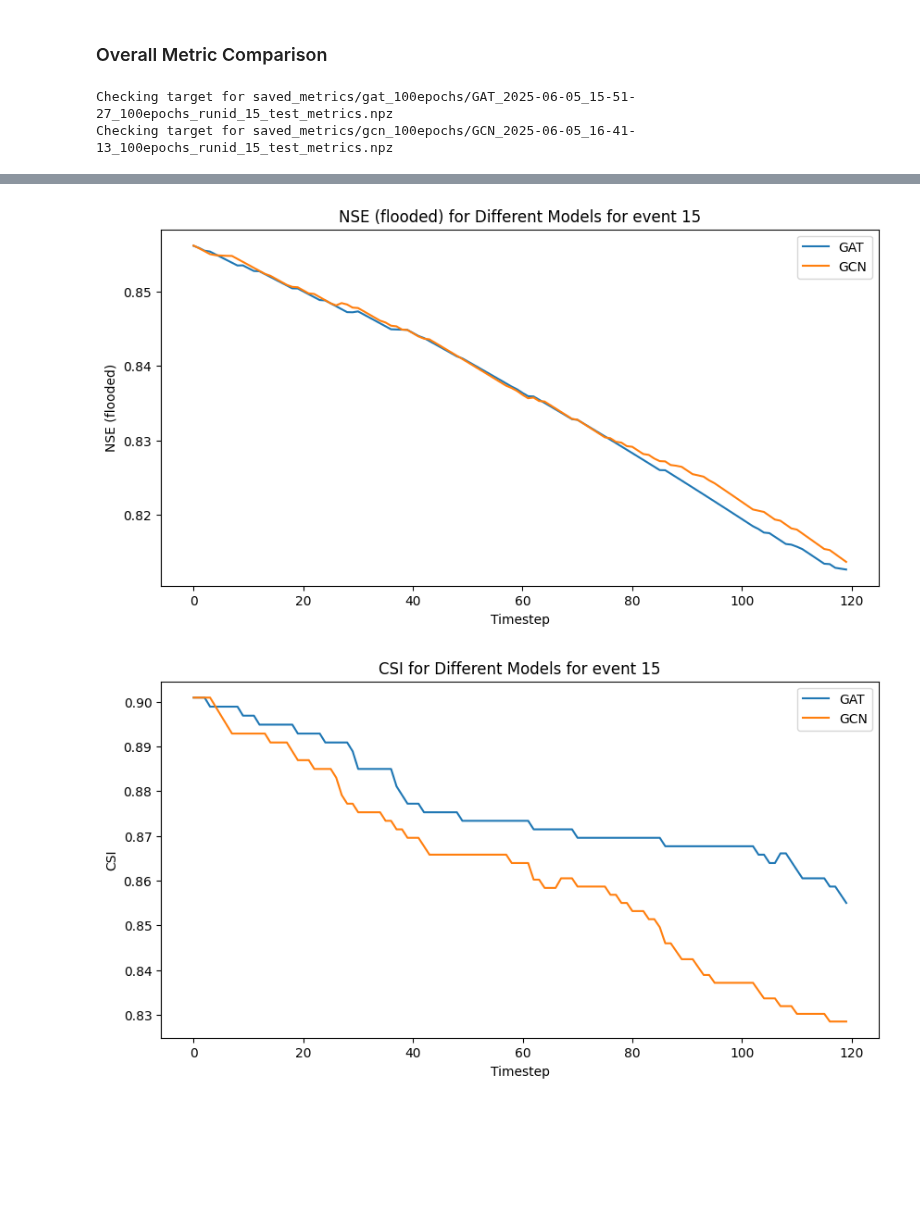
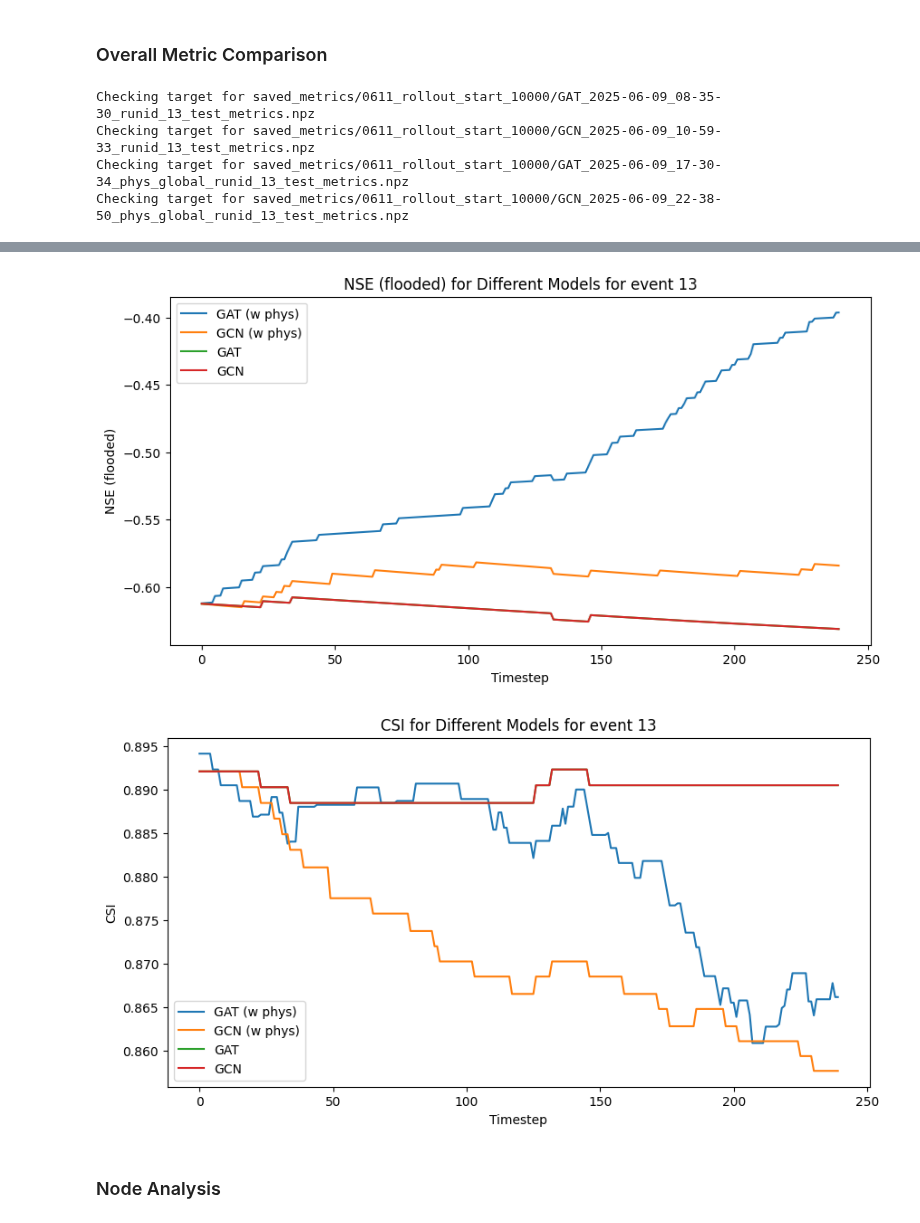
Before and after one commit to acostacos/dual_flood_gnn, a Jupyter notebook: view_results.ipynb, the cells around one changed output, grey strips where cells are left out. Saved outputs shown, nothing was run; the diff lists cells and outputs as text; code cells hidden in the pictures; blank space fills up the shorter version.

```diff
--- a/view_results.ipynb
+++ b/view_results.ipynb
@@ -31,0 +51,20 @@ plot_training_loss_for_all_models(training_stats_paths, start_epoch=5)
+# %%
+def plot_individual_training_loss(path: str, start_epoch: int = 0, model_label: str = None):
+    loss_components = ['prediction_loss', 'global_physics_loss']
+    for component in loss_components:
+        train_loss = np.load(path, allow_pickle=True)[component]
+        train_loss = train_loss[start_epoch:]
+        label = component.replace('_', ' ').title()
+        plt.plot(train_loss, label=label)
+
+    plt.title(f'{model_label if model_label is not None else ''} Training Loss Components Over Epochs')
+    plt.xticks(np.arange(len(train_loss), step=5))
+    plt.ylabel('Loss')
+    plt.xlabel('Epoch')
+    plt.legend()
+    plt.show()
+
+# labels = None
+PATH_IDX = 3
+label = labels[PATH_IDX] if labels is not None else None
+plot_individual_training_loss(training_stats_paths[PATH_IDX], start_epoch=start_epoch, model_label=label)
@@ -32,11 +93,20 @@ plot_training_loss_for_all_models(training_stats_paths, start_epoch=5)
 # %% [markdown]
 ### Overall Metric Comparison
 # %%
-RUN_ID = 15 # 13, 14, 15, 16
+RUN_ID = 13 # 13, 14, 15, 16
 
+# metric_paths = [
+#     # f'saved_metrics/gat_no_phys/GAT_2025-06-09_08-35-30_runid_{RUN_ID}_test_metrics.npz',
+#     # f'saved_metrics/gcn_no_phys/GCN_2025-06-09_10-59-33_runid_{RUN_ID}_test_metrics.npz',
+#     # f'saved_metrics/gat_w_edge_no_phys/GAT_2025-06-09_10-01-51_w_edge_runid_{RUN_ID}_test_metrics.npz',
+#     f'saved_metrics/gat_w_global_phys/GAT_2025-06-09_17-30-34_phys_global_runid_{RUN_ID}_test_metrics.npz',
+#     f'saved_metrics/gcn_w_global_phys/GCN_2025-06-09_22-38-50_phys_global_runid_{RUN_ID}_test_metrics.npz',
+# ]
 metric_paths = [
-    f'saved_metrics/gat_100epochs/GAT_2025-06-05_15-51-27_100epochs_runid_{RUN_ID}_test_metrics.npz',
-    f'saved_metrics/gcn_100epochs/GCN_2025-06-05_16-41-13_100epochs_runid_{RUN_ID}_test_metrics.npz',
+    f'saved_metrics/0611_rollout_start_10000/GAT_2025-06-09_08-35-30_runid_{RUN_ID}_test_metrics.npz',
+    f'saved_metrics/0611_rollout_start_10000/GCN_2025-06-09_10-59-33_runid_{RUN_ID}_test_metrics.npz',
+    f'saved_metrics/0611_rollout_start_10000/GAT_2025-06-09_17-30-34_phys_global_runid_{RUN_ID}_test_metrics.npz',
+    f'saved_metrics/0611_rollout_start_10000/GCN_2025-06-09_22-38-50_phys_global_runid_{RUN_ID}_test_metrics.npz',
 ]
 # %%
 # Double check targets are the same
@@ -50,8 +120,10 @@ for path in metric_paths:
     else:
         assert np.all((comparison_target - target) < EPS), f'Targets are not equal for {path}'
 # %% [output]
-Checking target for saved_metrics/gat_100epochs/GAT_2025-06-05_15-51-27_100epochs_runid_15_test_metrics.npz
-Checking target for saved_metrics/gcn_100epochs/GCN_2025-06-05_16-41-13_100epochs_runid_15_test_metrics.npz
+Checking target for saved_metrics/0611_rollout_start_10000/GAT_2025-06-09_08-35-30_runid_13_test_metrics.npz
+Checking target for saved_metrics/0611_rollout_start_10000/GCN_2025-06-09_10-59-33_runid_13_test_metrics.npz
+Checking target for saved_metrics/0611_rollout_start_10000/GAT_2025-06-09_17-30-34_phys_global_runid_13_test_metrics.npz
+Checking target for saved_metrics/0611_rollout_start_10000/GCN_2025-06-09_22-38-50_phys_global_runid_13_test_metrics.npz
 # %%
 def plot_metric_for_all_models(metric_paths: list[str], metric: str, labels: list[str] = None):
     split_metric = metric.split('_')
@@ -84,7 +156,8 @@ def plot_metric_for_all_models(metric_paths: list[str], metric: str, labels: lis
     plt.show()
 
 # labels=None
-labels = ['GAT', 'GCN']
+# labels = ['GAT (w phys)', 'GCN (w phys)']
+labels = ['GAT', 'GCN', 'GAT (w phys)', 'GCN (w phys)']
 metrics = ['rmse', 'rmse_flooded', 'mae', 'mae_flooded', 'nse', 'nse_flooded', 'csi']
 for metric in metrics:
     plot_metric_for_all_models(metric_paths, metric, labels=labels)
@@ -97,5 +170,7 @@ for metric in metrics:
-[figure, old version]
+[figure, new version]
-[figure, old version]
+[figure, new version]
+# %% [markdown]
+### Node Analysis
 # %%
 # Top 4 highest water differences
 NODE_IDX_MAP = {
```
Also changed, not shown: parts of 11 cells of this notebook, 5 other files.
